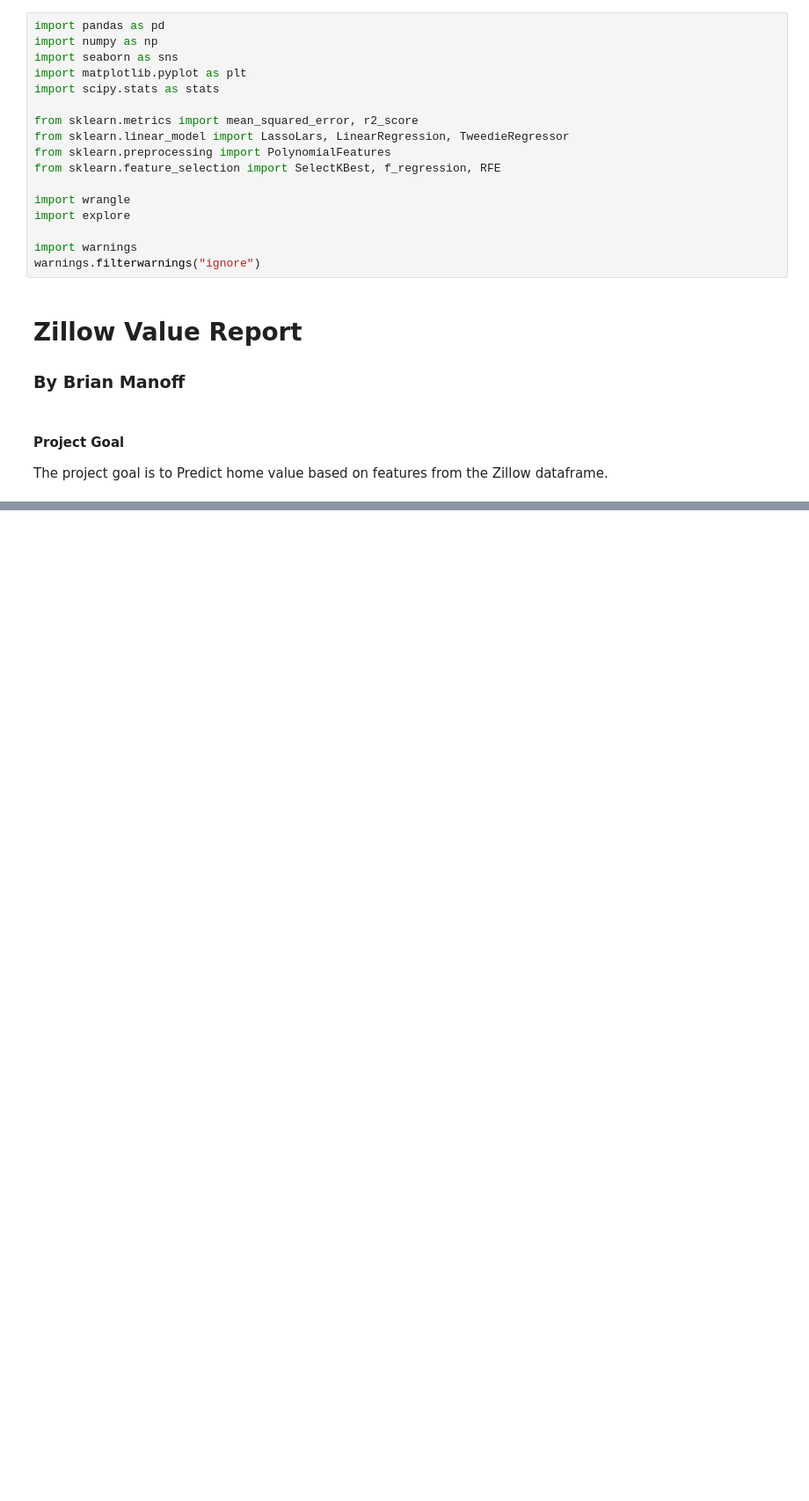
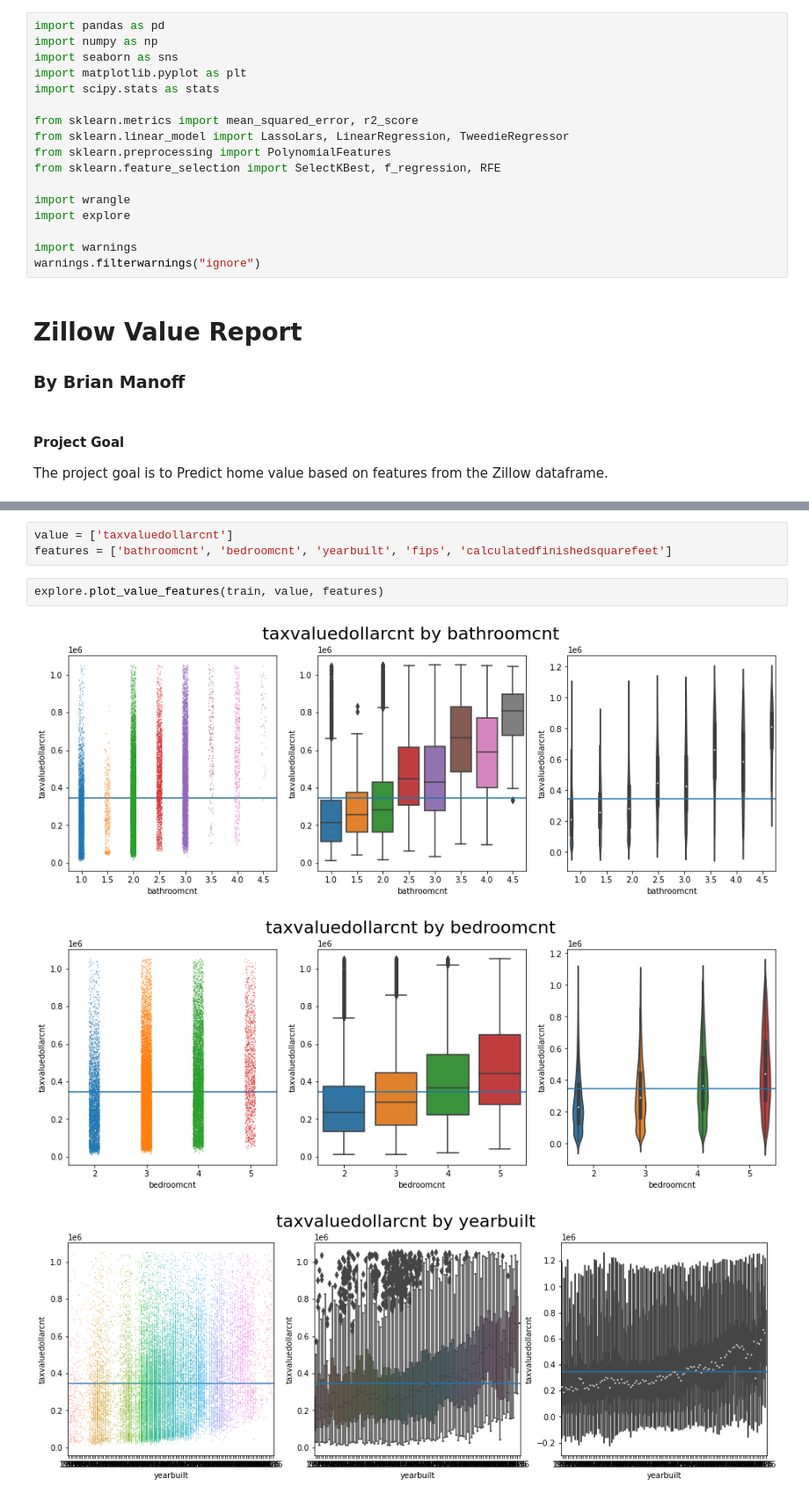
Before and after one commit to BManoff/regression-project, a Jupyter notebook: final_report.ipynb, the cells around one changed output, grey strips where cells are left out. Shown at 88% size. Drawn from its saved outputs; the diff is of its cells as text; blank space fills up the shorter version.

```diff
--- a/final_report.ipynb
+++ b/final_report.ipynb
@@ -29,0 +82,9 @@ Home value and housing estimates are a comtroversial subject. It is important to
+# %%
+value = ['taxvaluedollarcnt']
+features = ['bathroomcnt', 'bedroomcnt', 'yearbuilt', 'fips', 'calculatedfinishedsquarefeet']
+# %%
+explore.plot_value_features(train, value, features)
+# %% [output]
+[figure, added]
+[figure, added]
+[figure, added]
```
Also changed, not shown: parts of 43 cells of this notebook, 3 other files.
